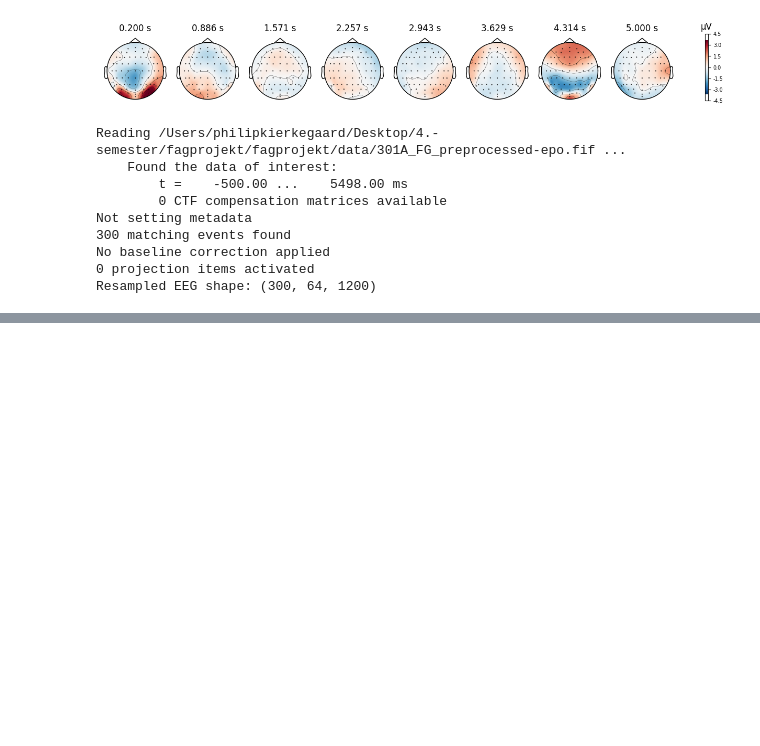
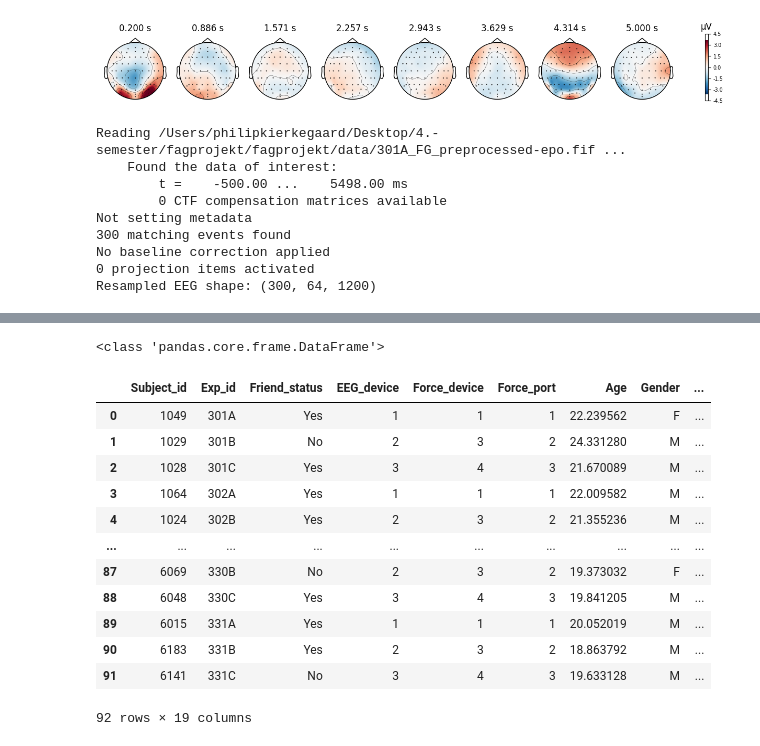
Before and after one commit to RasmusArnmark/fagprojekt, a Jupyter notebook: explore.ipynb, the cells around one changed output, grey strips where cells are left out. Drawn from its saved outputs; the diff is of its cells as text; code cells hidden in the pictures; blank space fills up the shorter version.

```diff
--- a/explore.ipynb
+++ b/explore.ipynb
@@ -44,0 +64,25 @@ Resampled EEG shape: (300, 64, 1200)
+# %%
+labels = epochs.events[:,-1]
+binary_labels = np.array([0 if l in [301, 303, 305, 307, 309] else 1 for l in labels])
+
+# Load a pickle file
+with open("data/FG_overview_df_v2.pkl", "rb") as file:
+    data = pickle.load(file)
+
+print(type(data))  # Check the type of the loaded object
+data  # Print the contents
+# %% [output]
+<class 'pandas.core.frame.DataFrame'>
+|  | Subject_id | Exp_id | Friend_status | EEG_device | Force_device | Force_port | Age | Gender | ... |
+| 0 | 1049 | 301A | Yes | 1 | 1 | 1 | 22.239562 | F | ... |
+| 1 | 1029 | 301B | No | 2 | 3 | 2 | 24.331280 | M | ... |
+| 2 | 1028 | 301C | Yes | 3 | 4 | 3 | 21.670089 | M | ... |
+| 3 | 1064 | 302A | Yes | 1 | 1 | 1 | 22.009582 | M | ... |
+| 4 | 1024 | 302B | Yes | 2 | 3 | 2 | 21.355236 | M | ... |
+| ... | ... | ... | ... | ... | ... | ... | ... | ... | ... |
+| 87 | 6069 | 330B | No | 2 | 3 | 2 | 19.373032 | F | ... |
+| 88 | 6048 | 330C | Yes | 3 | 4 | 3 | 19.841205 | M | ... |
+| 89 | 6015 | 331A | Yes | 1 | 1 | 1 | 20.052019 | M | ... |
+| 90 | 6183 | 331B | Yes | 2 | 3 | 2 | 18.863792 | M | ... |
+| 91 | 6141 | 331C | No | 3 | 4 | 3 | 19.633128 | M | ... |
+92 rows × 19 columns
```
Also changed, not shown: parts of 2 cells of this notebook, 1 other file.
